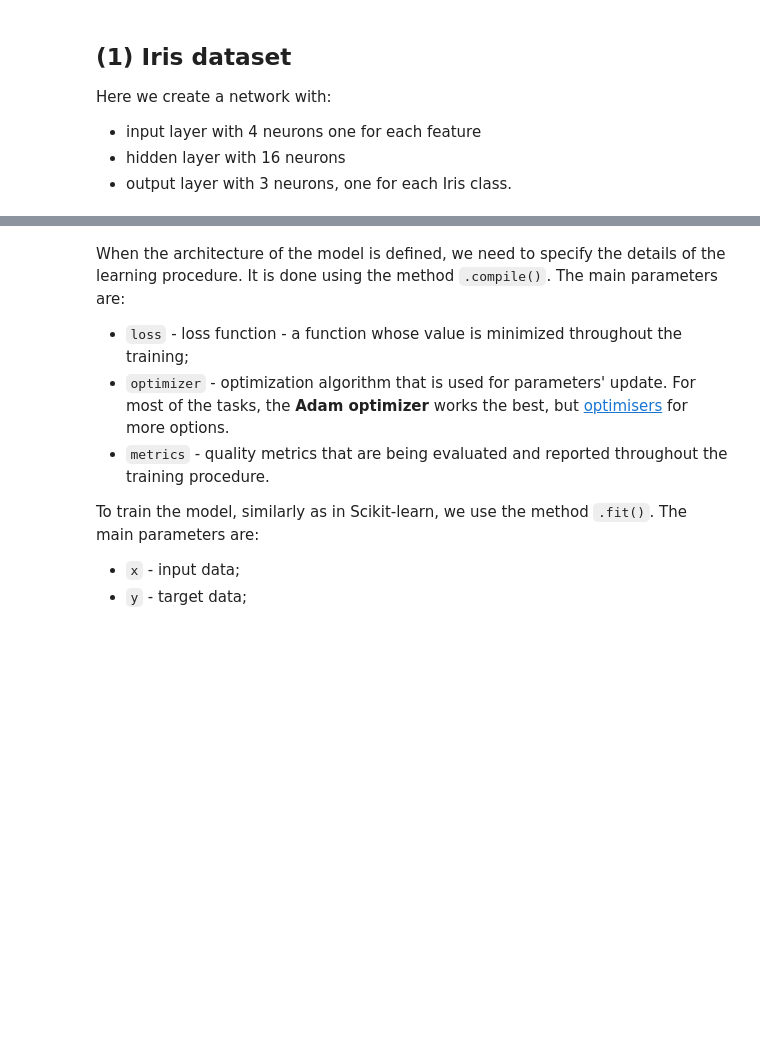
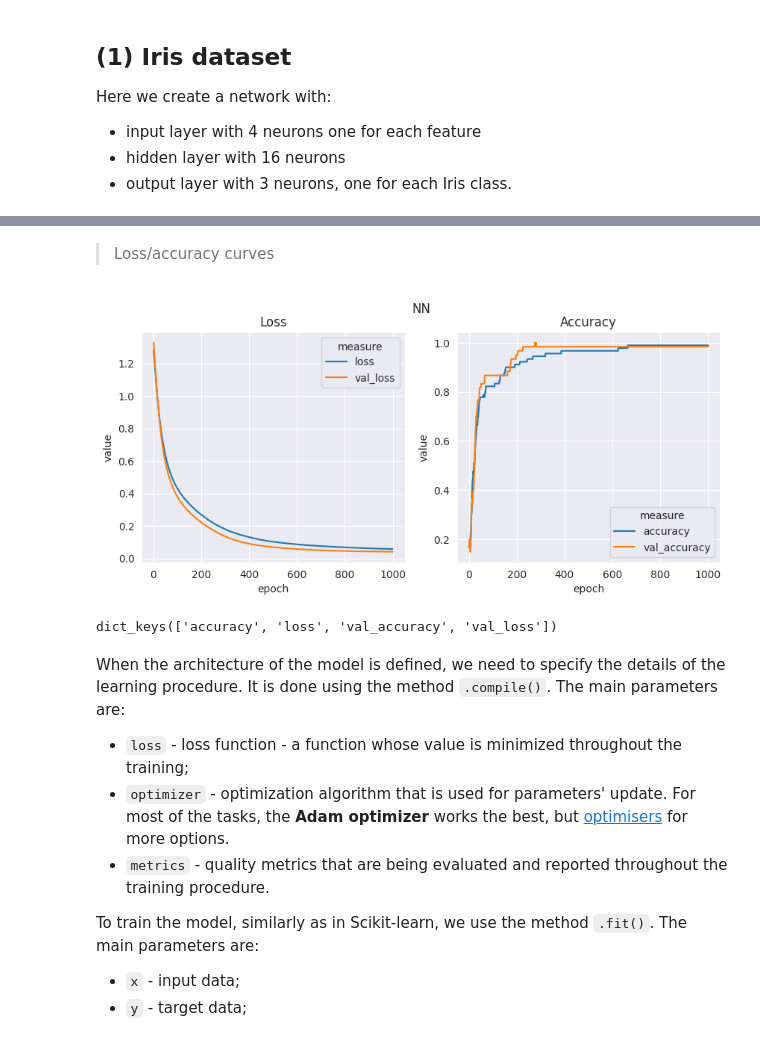
Before and after one commit to LUMC/EfDS, a Jupyter notebook: 13_ml/keras.ipynb, the cells around one changed output, grey strips where cells are left out. Saved outputs shown, nothing was run; the diff lists cells and outputs as text; code cells hidden in the pictures; blank space fills up the shorter version.

```diff
--- a/13_ml/keras.ipynb
+++ b/13_ml/keras.ipynb
@@ -56,9 +55,8 @@ from tensorflow import keras
 # %%
 # Data preparation
-from ml_utils import Iris
+from ml_utils3 import Iris
 iris = Iris('data/iris.csv')
 x_train, x_test, y_train, y_test = iris.split(test_size=0.4)
-# one-hot
-from keras.utils import to_categorical
-y_train_oh = to_categorical(y_train)
-y_test_oh = to_categorical(y_test)
+# one-hot / dummy matrix
+y_train_oh = keras.utils.to_categorical(y_train)
+y_test_oh = keras.utils.to_categorical(y_test)
@@ -75,3 +91,32 @@ history = model.fit(x_train, y_train_oh,validation_data=(x_test,y_test_oh), epoc
+# %%
+model.compile(
+    loss=keras.losses.CategoricalCrossentropy(),
+    optimizer=keras.optimizers.Adam(),
+    metrics=[
+        keras.metrics.CategoricalAccuracy(name="accuracy"),
+    ],
+)
+
+history = model.fit(
+    x_train,
+    y_train_oh,
+    validation_data=(x_test, y_test_oh),
+    batch_size=50,
+    epochs=1000,
+    shuffle=True,
+    verbose=1
+)
+# %% [markdown]
+> Loss/accuracy curves
+# %%
+prf = ml_utils3.Profile(history)
+prf.plot0()
+# %% [output]
+[figure, added]
+# %%
+history.history.keys()
+# %% [output]
+dict_keys(['accuracy', 'loss', 'val_accuracy', 'val_loss'])
 # %% [markdown]
 When the architecture of the model is defined, we need to specify the details of the learning procedure. It is done using the method `.compile()`. The main parameters  are:
 
```
Also changed, not shown: parts of 26 cells of this notebook, 1 other file.
